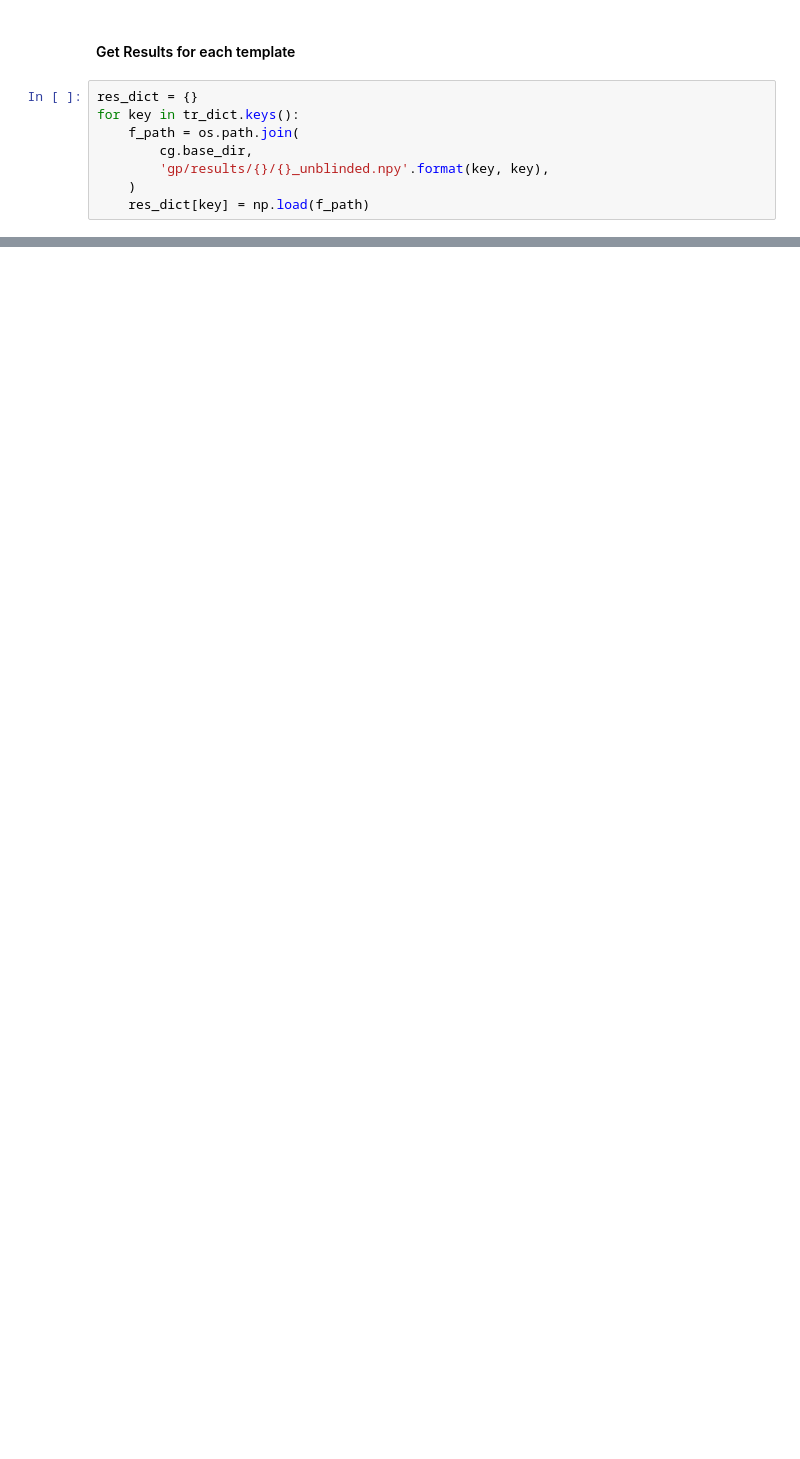
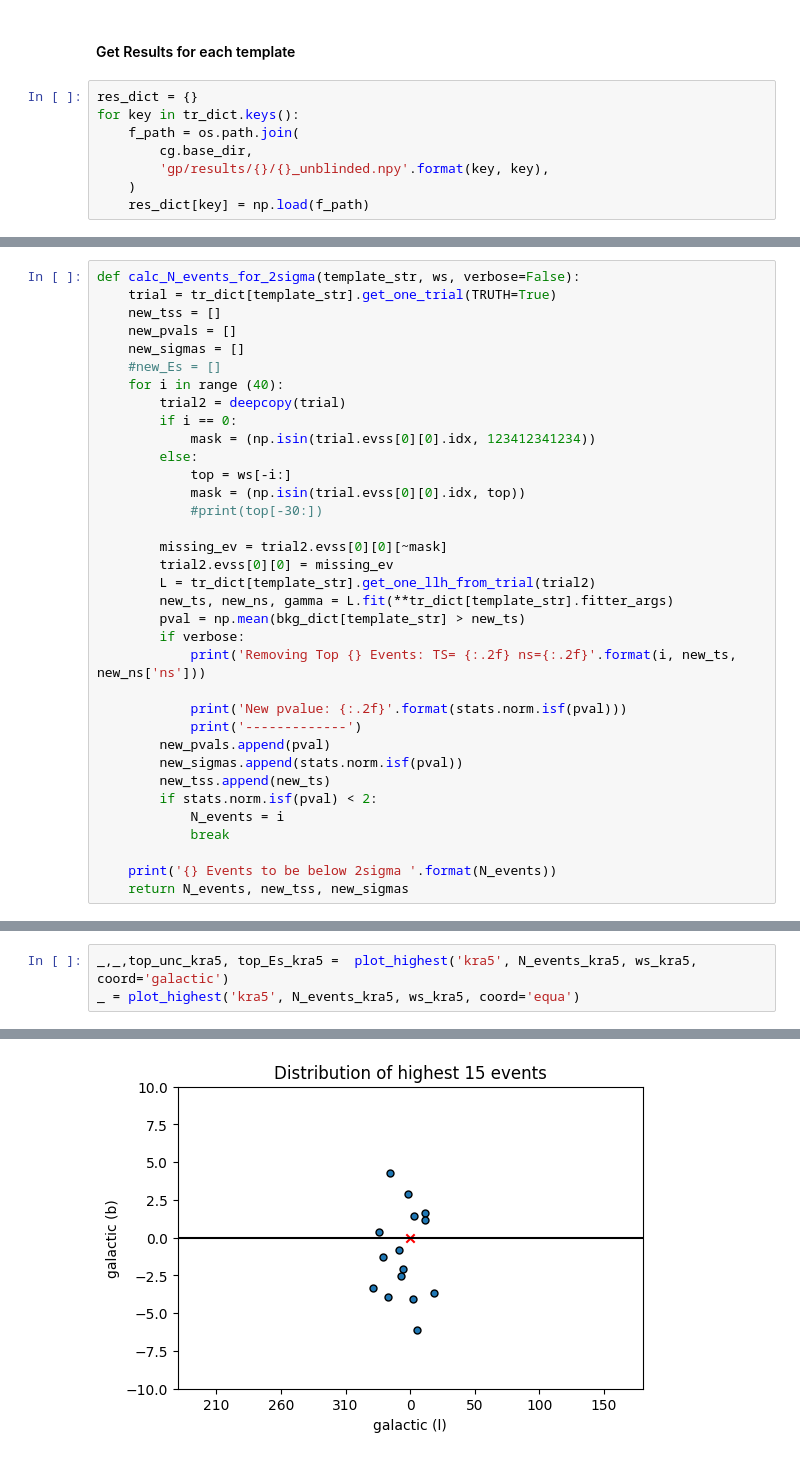
Before and after one commit to ssclafani949/DNNCascade, a Jupyter notebook: notebooks/unblinding/CheckGPEventWeights.ipynb, the cells around one changed output, grey strips where cells are left out. Drawn from its saved outputs; the diff is of its cells as text; blank space fills up the shorter version.

```diff
--- a/notebooks/unblinding/CheckGPEventWeights.ipynb
+++ b/notebooks/unblinding/CheckGPEventWeights.ipynb
@@ -368,0 +323,35 @@ for i in range (11):
+# %%
+def calc_N_events_for_2sigma(template_str, ws, verbose=False):
+    trial = tr_dict[template_str].get_one_trial(TRUTH=True)
+    new_tss = []
+    new_pvals = []
+    new_sigmas = []
+    #new_Es = []
+    for i in range (40):
+        trial2 = deepcopy(trial)
+        if i == 0:
+            mask = (np.isin(trial.evss[0][0].idx, 123412341234))
+        else:
+            top = ws[-i:]
+            mask = (np.isin(trial.evss[0][0].idx, top))
+            #print(top[-30:])
+
+        missing_ev = trial2.evss[0][0][~mask]
+        trial2.evss[0][0] = missing_ev
+        L = tr_dict[template_str].get_one_llh_from_trial(trial2)
+        new_ts, new_ns, gamma = L.fit(**tr_dict[template_str].fitter_args)
+        pval = np.mean(bkg_dict[template_str] > new_ts)
+        if verbose:
+            print('Removing Top {} Events: TS= {:.2f} ns={:.2f}'.format(i, new_ts, new_ns['ns']))
+
+            print('New pvalue: {:.2f}'.format(stats.norm.isf(pval)))
+            print('-------------')
+        new_pvals.append(pval)
+        new_sigmas.append(stats.norm.isf(pval))
+        new_tss.append(new_ts)
+        if stats.norm.isf(pval) < 2:
+            N_events = i
+            break
+
+    print('{} Events to be below 2sigma '.format(N_events))
+    return N_events, new_tss, new_sigmas
@@ -368,0 +465,4 @@ for i in range (11):
+# %%
+_,_,top_unc_kra5, top_Es_kra5 =  plot_highest('kra5', N_events_kra5, ws_kra5, coord='galactic')
+_ = plot_highest('kra5', N_events_kra5, ws_kra5, coord='equa')
+# %% [output]
@@ -368,0 +484 @@ for i in range (11):
+[figure, added]
```
Also changed, not shown: parts of 49 cells of this notebook.
